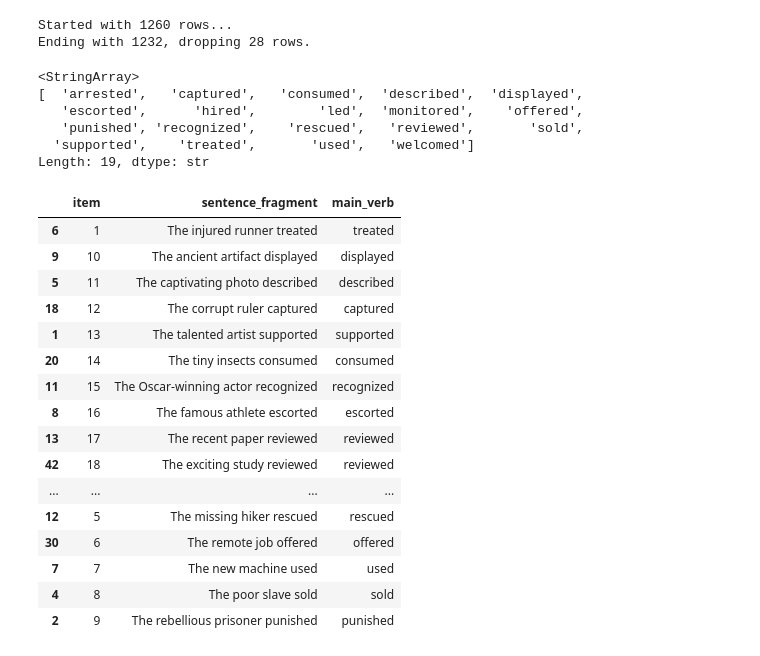
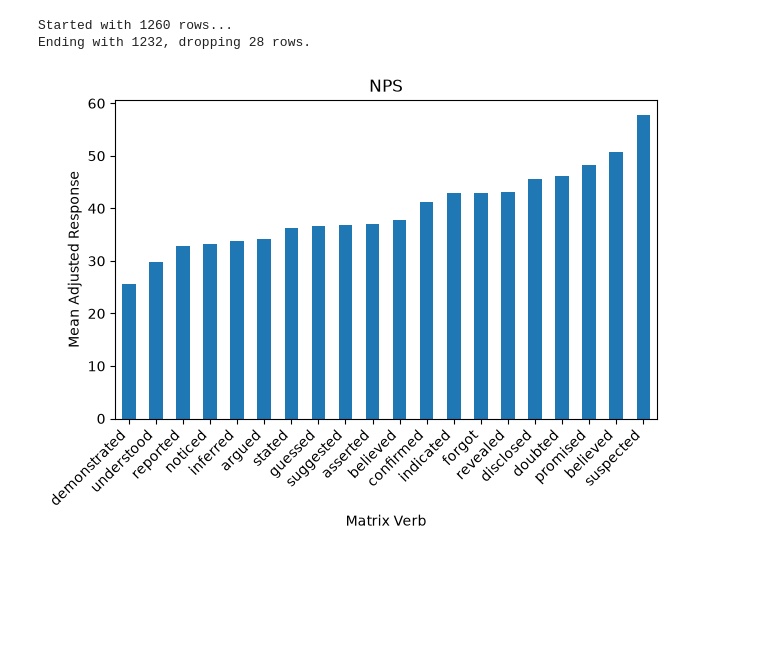
Before and after one commit to a-zylstra/psycholinguistics, a Jupyter notebook: workbook.ipynb, the cells around one changed output. Saved outputs shown, nothing was run; the diff lists cells and outputs as text; code cells hidden in the pictures; blank space fills up the shorter version.

```diff
--- a/workbook.ipynb
+++ b/workbook.ipynb
@@ -49,7 +50,9 @@ y
 # %%
-NPS_df = pd.read_csv("NPS_data_Oct19_forclass.csv")
+df = pd.read_csv("NPS_data_Oct19_forclass.csv")
+dataset = "NPS"
 
-x, y = pre_process(NPS_df, "NPS")
+x, y = pre_process(df, dataset)
 # %% [output]
 Started with 1260 rows...
 Ending with 1232, dropping 28 rows.
+[figure, added]
@@ -73,29 +58,0 @@ df["main_verb"] = df["sentence_fragment"].map(
-# %%
-df['main_verb'].sort_values().unique()
-# %% [output]
-<StringArray>
-[  'arrested',   'captured',   'consumed',  'described',  'displayed',
-   'escorted',      'hired',        'led',  'monitored',    'offered',
-   'punished', 'recognized',    'rescued',   'reviewed',       'sold',
-  'supported',    'treated',       'used',   'welcomed']
-Length: 19, dtype: str
-# %%
-df[["item", "sentence_fragment", "main_verb"]].drop_duplicates().sort_values("item")
-# %% [output]
-|  | item | sentence_fragment | main_verb |
-| 6 | 1 | The injured runner treated | treated |
-| 9 | 10 | The ancient artifact displayed | displayed |
-| 5 | 11 | The captivating photo described | described |
-| 18 | 12 | The corrupt ruler captured | captured |
-| 1 | 13 | The talented artist supported | supported |
-| 20 | 14 | The tiny insects consumed | consumed |
-| 11 | 15 | The Oscar-winning actor recognized | recognized |
-| 8 | 16 | The famous athlete escorted | escorted |
-| 13 | 17 | The recent paper reviewed | reviewed |
-| 42 | 18 | The exciting study reviewed | reviewed |
-| ... | ... | ... | ... |
-| 12 | 5 | The missing hiker rescued | rescued |
-| 30 | 6 | The remote job offered | offered |
-| 7 | 7 | The new machine used | used |
-| 4 | 8 | The poor slave sold | sold |
-| 2 | 9 | The rebellious prisoner punished | punished |
```
Also changed, not shown: parts of 7 cells of this notebook, 1 other file.
